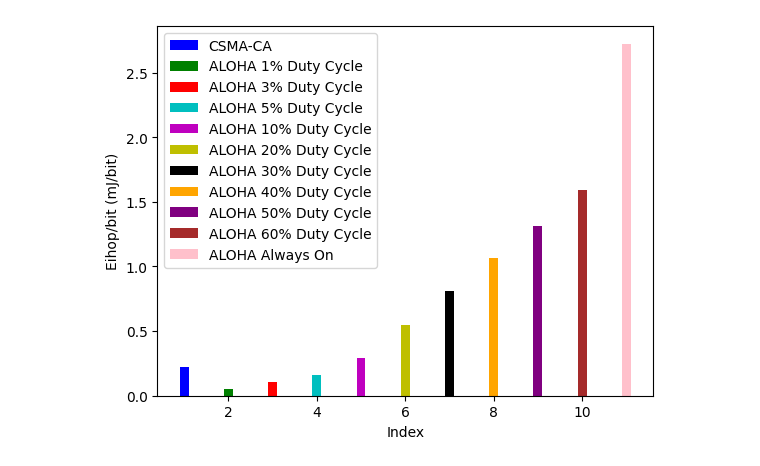
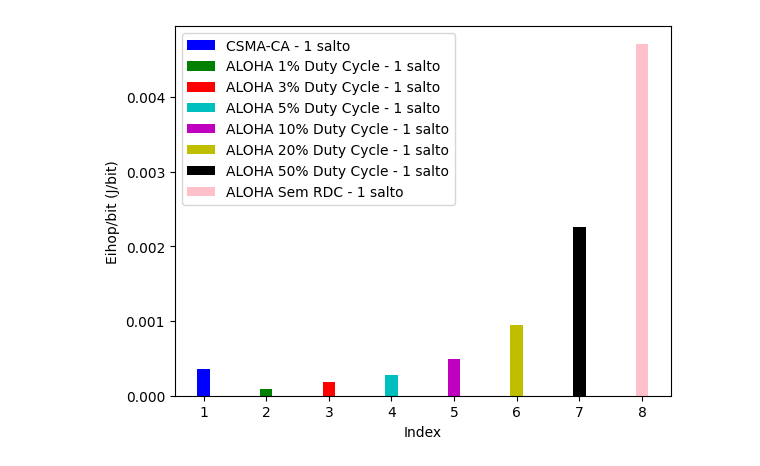
Before and after one commit to KilnerJhow/contiki-aloha, a Jupyter notebook: tcc/confidence_interval.ipynb, the cells around one changed output. Saved outputs shown, nothing was run; the diff lists cells and outputs as text; code cells hidden in the pictures.

```diff
--- a/tcc/confidence_interval.ipynb
+++ b/tcc/confidence_interval.ipynb
@@ -54,8 +54,8 @@ aloha_always_on_df_concat = pd.concat(aloha_always_on_dfs, ignore_index=True)
 # %%
 # Cálculo do consumo de corrente em Ampére
 def calculate_energy_comsuption(df):
-  current = (df['cpu'] * cpu_idle_current + df['transmit'] * tx_current + df['listen'] * rx_current + df['lpm'] * cpu_sleep_current) / (ticks_per_second)
-  return current * vcc
+  charge = (df['cpu'] * cpu_idle_current + df['transmit'] * tx_current + df['listen'] * rx_current + df['lpm'] * cpu_sleep_current) / (ticks_per_second)
+  return charge * vcc
 # %%
 energy_unit = 'J'
 # %%
@@ -121,20 +121,26 @@ plot_error_bar(axs[2,2], aloha_always_on_mean_and_margin_of_error[0], aloha_alwa
+# %%
+def plot_error_bar(x, mean, margin_of_error, label, color=None):
+    if color:
+        plt.errorbar(x, mean, yerr=margin_of_error, fmt='o', label=label, color=color)
+    else:
+        plt.errorbar(x, mean, yerr=margin_of_error, fmt='o', label=label)
+# %%
+aloha_duty_cycles_to_print = ["1", "3", "5", "10", "20", "50"]
 # %%
-def plot_error_bar(x, mean, margin_of_error, label):
-    plt.errorbar(x, mean, yerr=margin_of_error, fmt='o', label=label)
-
 # Dados para plotar
 
-aloha_labels = [f'ALOHA {dc}% Duty Cycle' for dc in aloha_duty_cycles]
+aloha_labels = [f'ALOHA {dc}% Duty Cycle' for dc in aloha_duty_cycles_to_print]
 csma_label = 'CSMA-CA'
 aloha_always_on_label = 'ALOHA Always On'
 
 # Plotar os gráficos
 x = 1
-plot_error_bar(x, csma_mean_and_margin_of_error[0], csma_mean_and_margin_of_error[1], csma_label)
-for dc, label in zip(aloha_duty_cycles, aloha_labels):
+colors = ['b', 'g', 'r', 'c', 'm', 'y', 'k', 'orange', 'purple', 'brown', 'pink']
+plot_error_bar(x, csma_mean_and_margin_of_error[0], csma_mean_and_margin_of_error[1], csma_label, colors[0])
+for dc, label, color in zip(aloha_duty_cycles_to_print, aloha_labels, colors[1:]):
     x += 1
-    plot_error_bar(x, aloha_mean_and_margin_of_error[dc][0], aloha_mean_and_margin_of_error[dc][1], label)
-plot_error_bar(x + 1, aloha_always_on_mean_and_margin_of_error[0], aloha_always_on_mean_and_margin_of_error[1], aloha_always_on_label)
+    plot_error_bar(x, aloha_mean_and_margin_of_error[dc][0], aloha_mean_and_margin_of_error[dc][1], label, color)
+plot_error_bar(x + 1, aloha_always_on_mean_and_margin_of_error[0], aloha_always_on_mean_and_margin_of_error[1], aloha_always_on_label, colors[-1])
 
 # Adicionar uma legenda
 plt.legend()
@@ -155,28 +161,33 @@ def plot_energy_per_bit(x, data, label, color = None):
     else:
         plt.bar(x, data, 0.2, label=label)
 # %%
-aloha_labels = [f'ALOHA {dc}% Duty Cycle' for dc in aloha_duty_cycles]
-csma_label = 'CSMA-CA'
-aloha_always_on_label = 'ALOHA Always On'
+# 1 hop
+
+aloha_labels = [f'ALOHA {dc}% Duty Cycle - 1 salto' for dc in aloha_duty_cycles_to_print]
+csma_label = 'CSMA-CA - 1 salto'
+aloha_always_on_label = 'ALOHA Sem RDC - 1 salto'
 
 # Plotar os gráficos
 colors = ['b', 'g', 'r', 'c', 'm', 'y', 'k', 'orange', 'purple', 'brown', 'pink']
 x = 1
-plot_energy_per_bit(x, csma_df_final['Eihop/bit'], csma_label, colors[0])
-for dc, label, color in zip(aloha_duty_cycles, aloha_labels, colors[1:]):
+df = csma_df_final[csma_df_final['hops'] == 1]
+plot_energy_per_bit(x, df['Eihop/bit'], csma_label, colors[0])
+for dc, label, color in zip(aloha_duty_cycles_to_print, aloha_labels, colors[1:]):
     x += 1
-    plot_energy_per_bit(x, aloha_rdc_final_dfs[dc]['Eihop/bit'], label, color)
-plot_energy_per_bit(x + 1, aloha_always_on_df_final['Eihop/bit'],  aloha_always_on_label, colors[-1])
+    df = aloha_rdc_final_dfs[dc][aloha_rdc_final_dfs[dc]['hops'] == 1]
+    plot_energy_per_bit(x, df['Eihop/bit'], label, color)
+df = aloha_always_on_df_final[aloha_always_on_df_final['hops'] == 1]
+plot_energy_per_bit(x + 1, df['Eihop/bit'],  aloha_always_on_label, colors[-1])
 
 
 # Adicionar uma legenda
 plt.legend()
 
 # Adicionar rótulos para os eixos
 plt.xlabel('Index')
 plt.ylabel(f'Eihop/bit ({energy_unit}/bit)')
 
 # Mostrar o gráfico
 plt.show()
 # %% [output]
-[figure, old version]
+[figure, new version]
```
Also changed, not shown: parts of 16 cells of this notebook.
